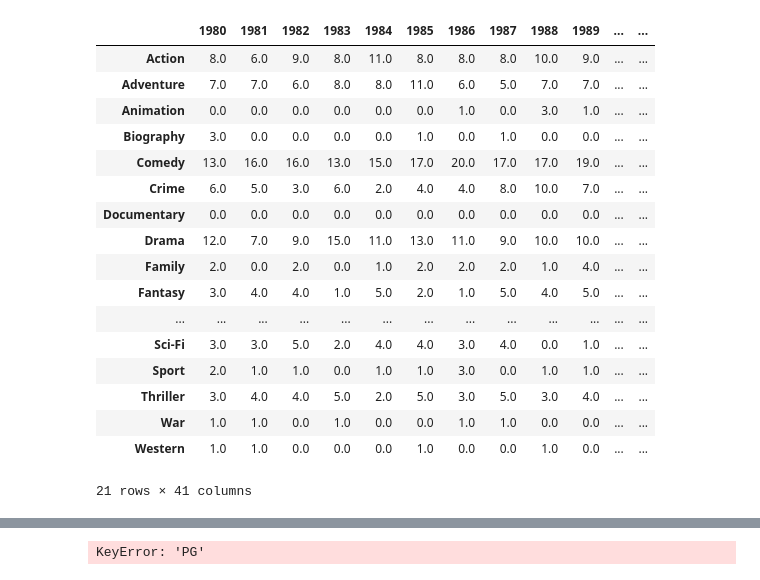
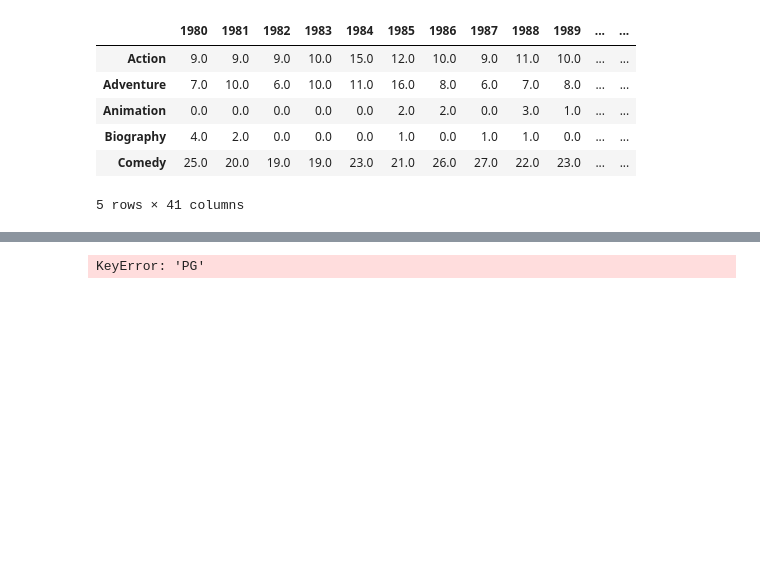
Before and after one commit to jackatopolis/apatosaurus_movies, a Jupyter notebook: Genre1.ipynb, the cells around one changed output, grey strips where cells are left out. Cells and saved outputs as stored; diff of their text form; code cells hidden in the pictures; blank space fills up the shorter version.

```diff
--- a/Genre1.ipynb
+++ b/Genre1.ipynb
@@ -13,18 +13,3 @@ import matplotlib.pyplot as plt
 
 with open('movie_data.txt') as json_file:
     data = json.load(json_file)
-# %%
-genres = {}
-genre_list = []
-
-for year in list(data.keys()):
-    movies = list(data[year].keys())
-    genre_list = []
-    for movie in movies[:30]:
-        try:
-            genre = data[year][movie]['Genre'].split(', ')
-            for i in genre:
-                genre_list.append(i)
-        except Exception as e:
-            print(str(e)+" Year: "+year+" Movie: "+movie)
-    genres[year] = genre_list
@@ -30,0 +82,20 @@ for year in list(data.keys()):
+# %%
+# For each genre, list genre revenue per movie for all years
+
+unique_genres = pd.Series(genre_list_all).unique()
+unique_genres
+
+box_val_time={}
+for i in unique_genres:
+    rev = []
+    for year in list(g_df.keys()):
+        try:
+            rev.append(g_df[year][i]['box_per_movie'])
+        except:
+            rev.append(0)
+    box_val_time[i] = rev
+
+# Example
+box_val_time["Adventure"]
+
+# box_val_time is a dict with keys are unique genres and values are lists of revenue per genre per movie for each year (in order; for plotting values)
@@ -31,27 +138,21 @@ for year in list(data.keys()):
 # %%
-#genre_df = pd.DataFrame(data = genre_count, columns = [i])
+# Create DataFrame for genre counts per year (not meaningful when
+# unprocessed due to the fact each year has diff number of movies)
+
 genre_df = {}
+genre_stats = {}
 for i in list(genres.keys()):
     genre_df[i] = pd.Series(genres[i]).value_counts()
+    genre_stats[i] = pd.Series(genres[i])
 genre_df = pd.DataFrame(data = genre_df)
+genre_stats = pd.DataFrame(data = genre_stats).describe()
 genre_df = genre_df.fillna(0)
-genre_df
+genre_df.head()
 # %% [output]
 |  | 1980 | 1981 | 1982 | 1983 | 1984 | 1985 | 1986 | 1987 | 1988 | 1989 | ... | ... |
-| Action | 8.0 | 6.0 | 9.0 | 8.0 | 11.0 | 8.0 | 8.0 | 8.0 | 10.0 | 9.0 | ... | ... |
-| Adventure | 7.0 | 7.0 | 6.0 | 8.0 | 8.0 | 11.0 | 6.0 | 5.0 | 7.0 | 7.0 | ... | ... |
-| Animation | 0.0 | 0.0 | 0.0 | 0.0 | 0.0 | 0.0 | 1.0 | 0.0 | 3.0 | 1.0 | ... | ... |
-| Biography | 3.0 | 0.0 | 0.0 | 0.0 | 0.0 | 1.0 | 0.0 | 1.0 | 0.0 | 0.0 | ... | ... |
-| Comedy | 13.0 | 16.0 | 16.0 | 13.0 | 15.0 | 17.0 | 20.0 | 17.0 | 17.0 | 19.0 | ... | ... |
-| Crime | 6.0 | 5.0 | 3.0 | 6.0 | 2.0 | 4.0 | 4.0 | 8.0 | 10.0 | 7.0 | ... | ... |
-| Documentary | 0.0 | 0.0 | 0.0 | 0.0 | 0.0 | 0.0 | 0.0 | 0.0 | 0.0 | 0.0 | ... | ... |
-| Drama | 12.0 | 7.0 | 9.0 | 15.0 | 11.0 | 13.0 | 11.0 | 9.0 | 10.0 | 10.0 | ... | ... |
-| Family | 2.0 | 0.0 | 2.0 | 0.0 | 1.0 | 2.0 | 2.0 | 2.0 | 1.0 | 4.0 | ... | ... |
-| Fantasy | 3.0 | 4.0 | 4.0 | 1.0 | 5.0 | 2.0 | 1.0 | 5.0 | 4.0 | 5.0 | ... | ... |
-| ... | ... | ... | ... | ... | ... | ... | ... | ... | ... | ... | ... | ... |
-| Sci-Fi | 3.0 | 3.0 | 5.0 | 2.0 | 4.0 | 4.0 | 3.0 | 4.0 | 0.0 | 1.0 | ... | ... |
-| Sport | 2.0 | 1.0 | 1.0 | 0.0 | 1.0 | 1.0 | 3.0 | 0.0 | 1.0 | 1.0 | ... | ... |
-| Thriller | 3.0 | 4.0 | 4.0 | 5.0 | 2.0 | 5.0 | 3.0 | 5.0 | 3.0 | 4.0 | ... | ... |
-| War | 1.0 | 1.0 | 0.0 | 1.0 | 0.0 | 0.0 | 1.0 | 1.0 | 0.0 | 0.0 | ... | ... |
-| Western | 1.0 | 1.0 | 0.0 | 0.0 | 0.0 | 1.0 | 0.0 | 0.0 | 1.0 | 0.0 | ... | ... |
+| Action | 9.0 | 9.0 | 9.0 | 10.0 | 15.0 | 12.0 | 10.0 | 9.0 | 11.0 | 10.0 | ... | ... |
+| Adventure | 7.0 | 10.0 | 6.0 | 10.0 | 11.0 | 16.0 | 8.0 | 6.0 | 7.0 | 8.0 | ... | ... |
+| Animation | 0.0 | 0.0 | 0.0 | 0.0 | 0.0 | 2.0 | 2.0 | 0.0 | 3.0 | 1.0 | ... | ... |
+| Biography | 4.0 | 2.0 | 0.0 | 0.0 | 0.0 | 1.0 | 0.0 | 1.0 | 1.0 | 0.0 | ... | ... |
+| Comedy | 25.0 | 20.0 | 19.0 | 19.0 | 23.0 | 21.0 | 26.0 | 27.0 | 22.0 | 23.0 | ... | ... |
-21 rows × 41 columns
+5 rows × 41 columns
```
Also changed, not shown: parts of 9 cells of this notebook.
